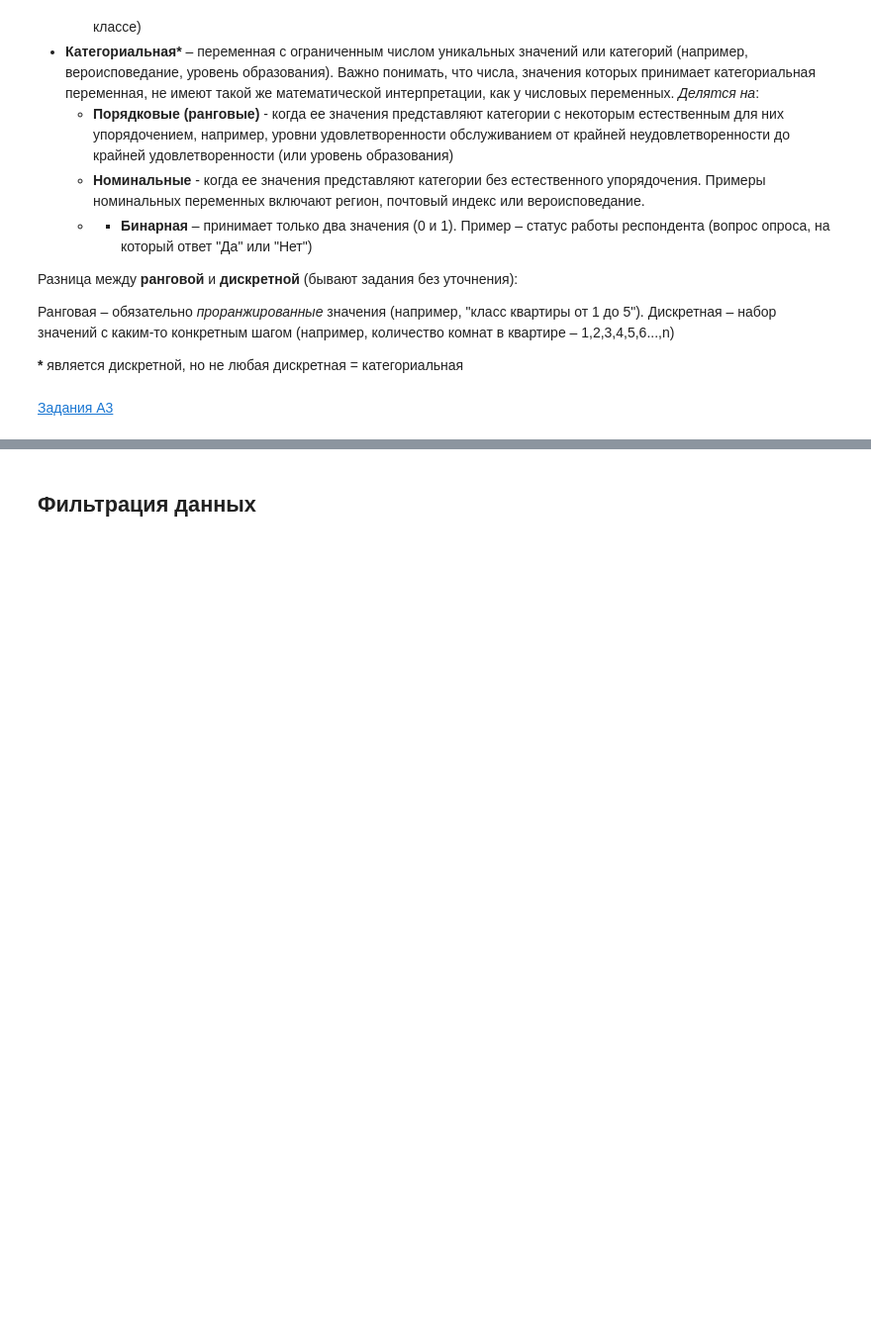
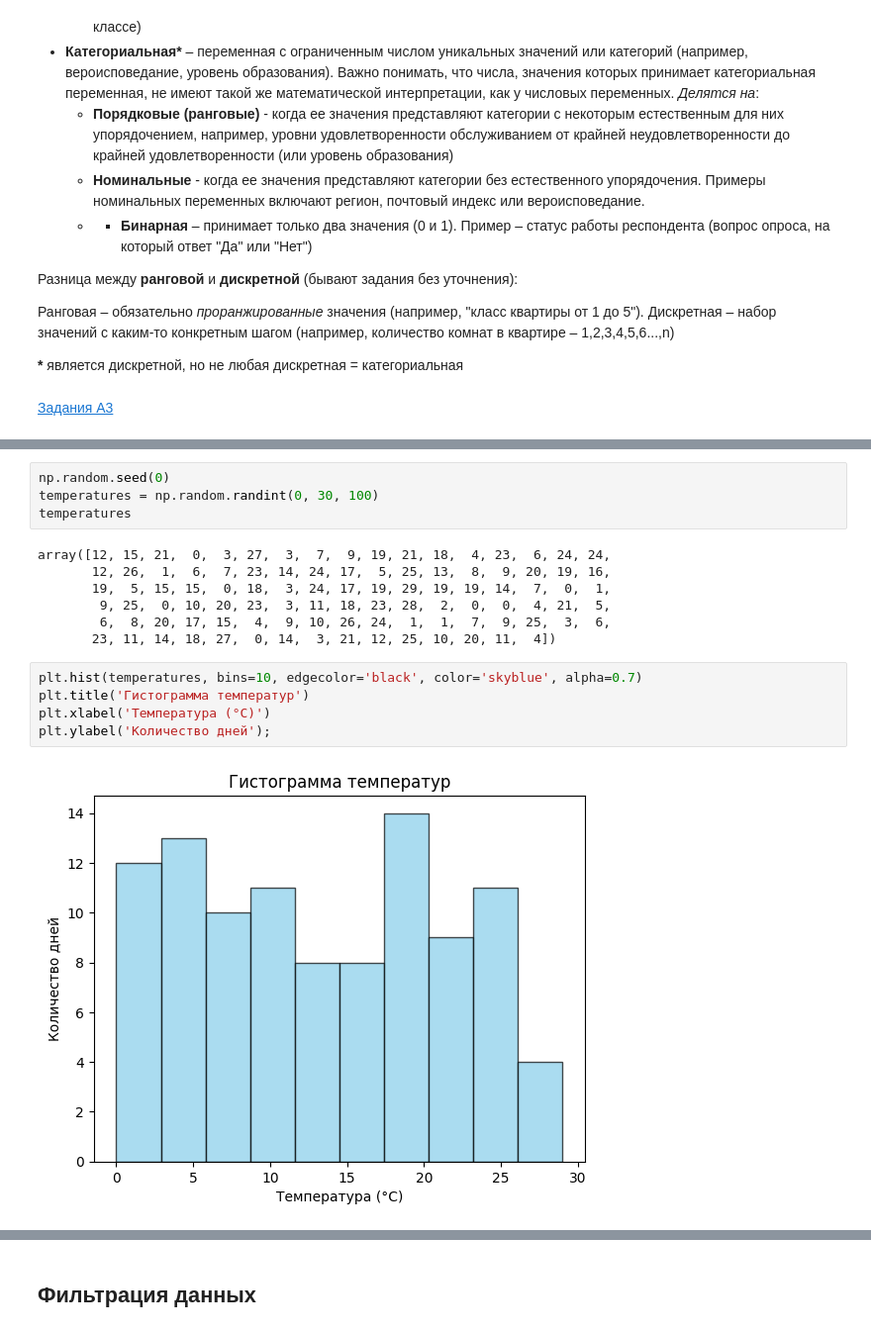
Before and after one commit to ksumarshmallow/Data-Analysis-Media-24, a Jupyter notebook: Seminars/Sem1/Sem1.ipynb, the cells around one changed output, grey strips where cells are left out. Shown at 99% size. Drawn from its saved outputs; the diff is of its cells as text; blank space fills up the shorter version.

```diff
--- a/Seminars/Sem1/Sem1.ipynb
+++ b/Seminars/Sem1/Sem1.ipynb
@@ -1061,0 +1103,18 @@ df.loc[:'two', ['second_col', 'third_col']]
+# %%
+np.random.seed(0)
+temperatures = np.random.randint(0, 30, 100)
+temperatures
+# %% [output]
+array([12, 15, 21,  0,  3, 27,  3,  7,  9, 19, 21, 18,  4, 23,  6, 24, 24,
+       12, 26,  1,  6,  7, 23, 14, 24, 17,  5, 25, 13,  8,  9, 20, 19, 16,
+       19,  5, 15, 15,  0, 18,  3, 24, 17, 19, 29, 19, 19, 14,  7,  0,  1,
+        9, 25,  0, 10, 20, 23,  3, 11, 18, 23, 28,  2,  0,  0,  4, 21,  5,
+        6,  8, 20, 17, 15,  4,  9, 10, 26, 24,  1,  1,  7,  9, 25,  3,  6,
+       23, 11, 14, 18, 27,  0, 14,  3, 21, 12, 25, 10, 20, 11,  4])
+# %%
+plt.hist(temperatures, bins=10, edgecolor='black', color='skyblue', alpha=0.7)
+plt.title('Гистограмма температур')
+plt.xlabel('Температура (°C)')
+plt.ylabel('Количество дней');
+# %% [output]
+[figure, added]
```
Also changed, not shown: parts of 37 cells of this notebook, 1 other file.
